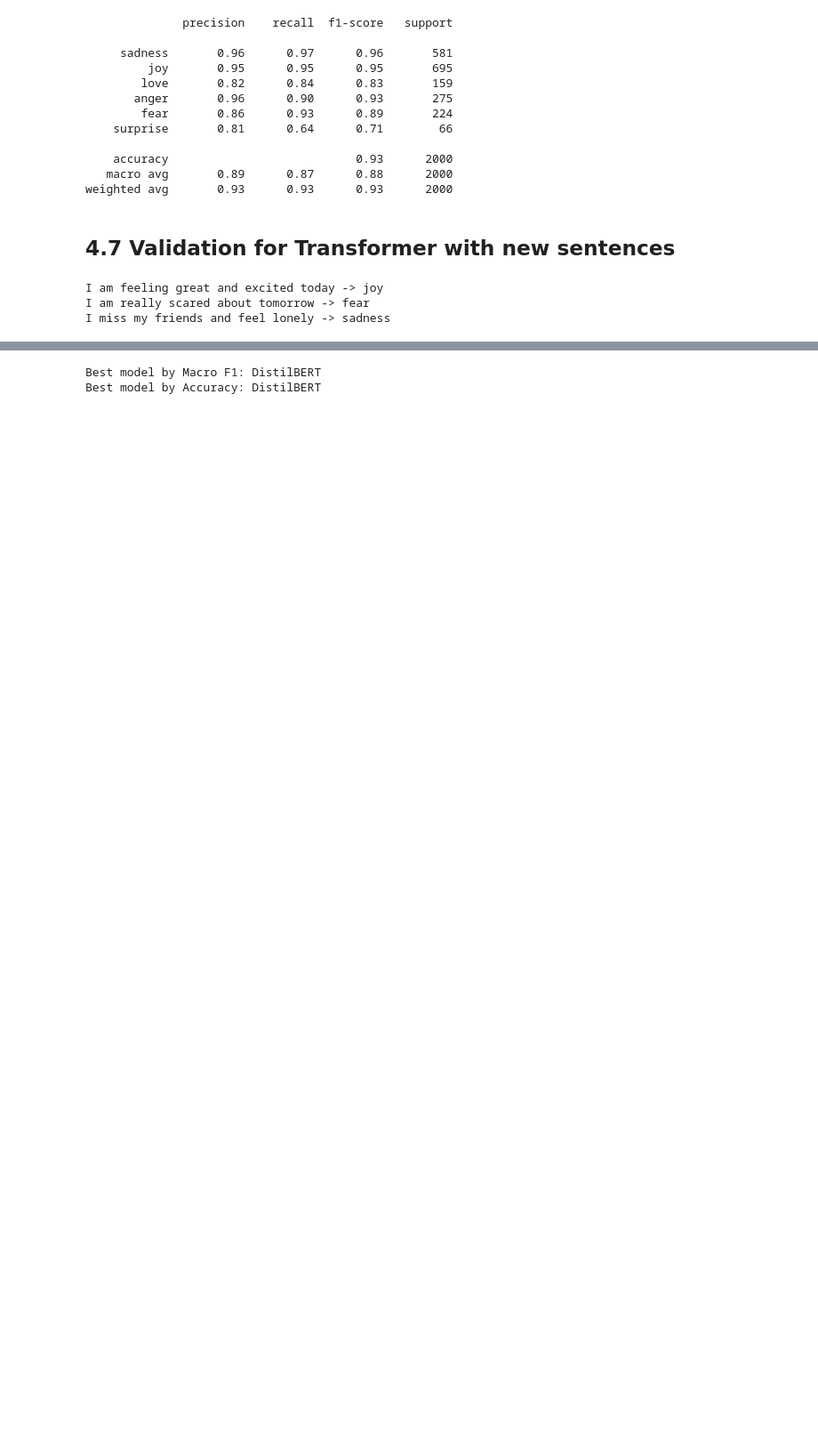
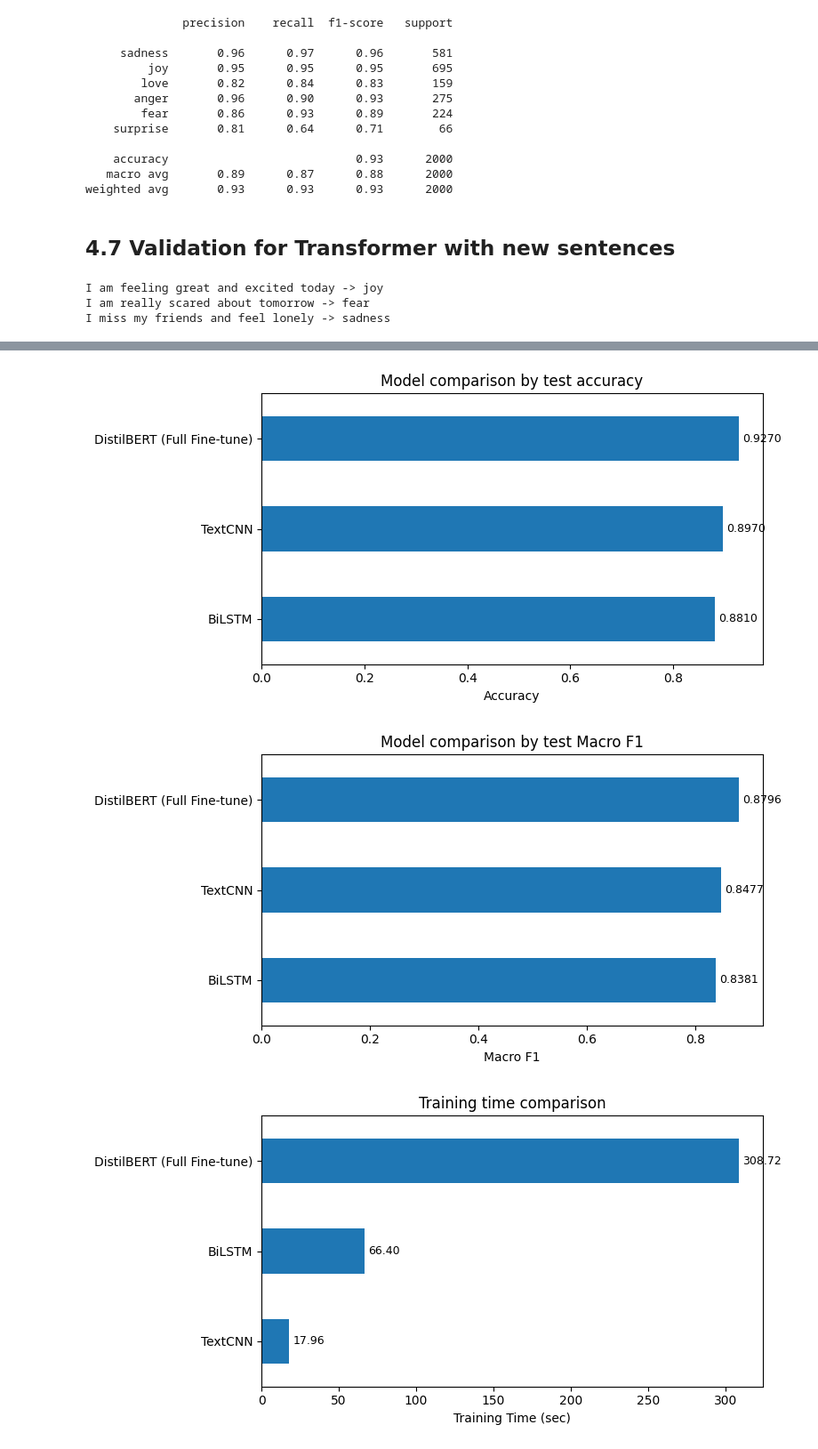
Before and after one commit to pthaiodayne/DLA_assignment, a Jupyter notebook: assignment1/text/DLA_Text_Classification.ipynb, the cells around one changed output, grey strips where cells are left out. Shown at 89% size. Cells and saved outputs as stored; diff of their text form; code cells hidden in the pictures; blank space fills up the shorter version.

```diff
--- a/assignment1/text/DLA_Text_Classification.ipynb
+++ b/assignment1/text/DLA_Text_Classification.ipynb
@@ -1155,9 +1272,62 @@ comparison_df
 # %%
-best_f1_model = comparison_df.loc[comparison_df["Test Macro F1"].idxmax(), "Model"]
-best_acc_model = comparison_df.loc[comparison_df["Test Accuracy"].idxmax(), "Model"]
+def add_bar_labels(ax, decimals=4):
+    for container in ax.containers:
+        labels = []
+        for bar in container:
+            value = bar.get_width() if bar.get_width() != 0 else bar.get_height()
+            labels.append(f"{value:.{decimals}f}")
+        ax.bar_label(container, labels=labels, padding=3, fontsize=9)
 
-print(f"Best model by Macro F1: {best_f1_model}")
-print(f"Best model by Accuracy: {best_acc_model}")
+plot_df = overall_comparison_df.copy()
+
+ax = plot_df.sort_values("Accuracy", ascending=True).plot(
+    x="Model", y="Accuracy", kind="barh", legend=False, figsize=(8, 4),
+    title="Model comparison by test accuracy"
+)
+ax.set_xlabel("Accuracy")
+ax.set_ylabel("")
+add_bar_labels(ax, decimals=4)
+plt.tight_layout()
+plt.show()
+
+ax = plot_df.sort_values("Macro F1", ascending=True).plot(
+    x="Model", y="Macro F1", kind="barh", legend=False, figsize=(8, 4),
+    title="Model comparison by test Macro F1"
+)
+ax.set_xlabel("Macro F1")
+ax.set_ylabel("")
+add_bar_labels(ax, decimals=4)
+plt.tight_layout()
+plt.show()
+
+ax = plot_df.sort_values("Training Time (sec)", ascending=True).plot(
+    x="Model", y="Training Time (sec)", kind="barh", legend=False, figsize=(8, 4),
+    title="Training time comparison"
+)
+ax.set_xlabel("Training Time (sec)")
+ax.set_ylabel("")
+add_bar_labels(ax, decimals=2)
+plt.tight_layout()
+plt.show()
+
+tradeoff_df = plot_df.copy()
+fig, ax = plt.subplots(figsize=(7, 5))
+ax.scatter(tradeoff_df["Training Time (sec)"], tradeoff_df["Macro F1"], s=120)
+
+for _, row in tradeoff_df.iterrows():
+    ax.annotate(
+        row["Model"],
+        (row["Training Time (sec)"], row["Macro F1"]),
+        textcoords="offset points",
+        xytext=(6, 6)
+    )
+
+ax.set_xlabel("Training Time (sec)")
+ax.set_ylabel("Macro F1")
+ax.set_title("Performance vs efficiency trade-off")
+plt.tight_layout()
+plt.show()
 # %% [output]
-Best model by Macro F1: DistilBERT
-Best model by Accuracy: DistilBERT
+[figure, added]
+[figure, added]
+[figure, added]
```
Also changed, not shown: parts of 29 cells of this notebook, 5 other files.
